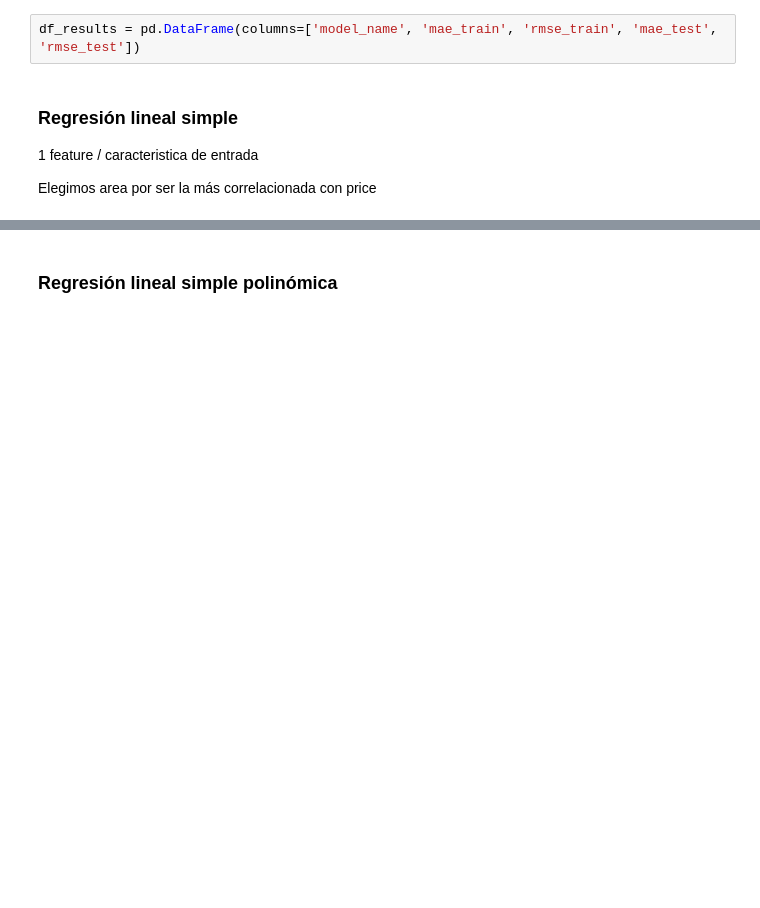
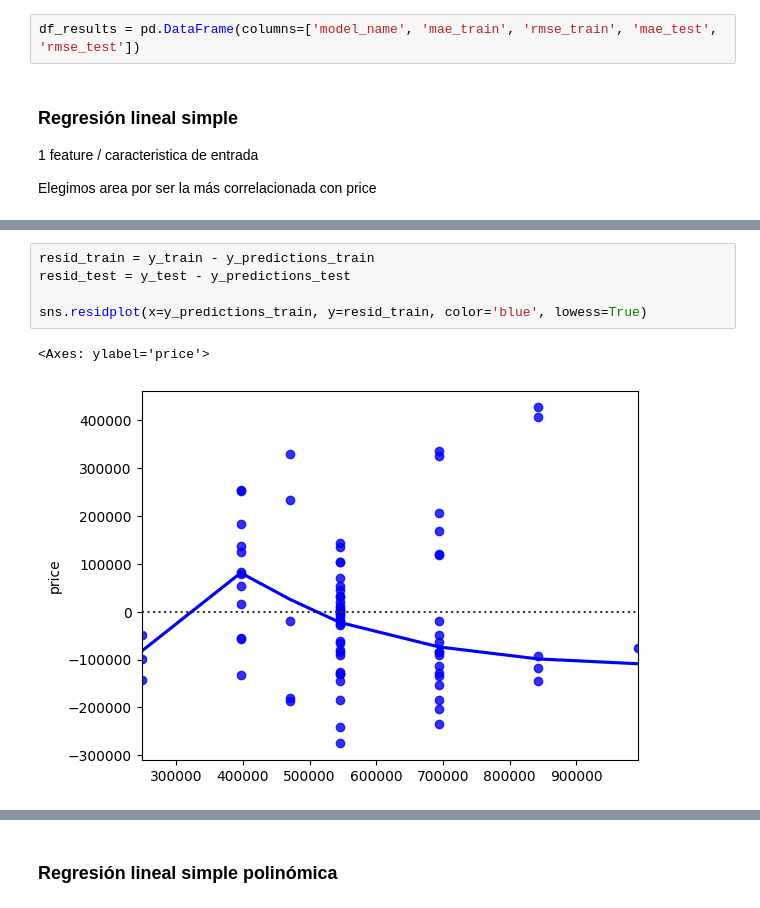
Before and after one commit to Angelbardon/curso-_analisis_angel_bardon, a Jupyter notebook: m6-ml/4. Regresion_pipeline.ipynb, the cells around one changed output, grey strips where cells are left out. Cells and saved outputs as stored; diff of their text form; blank space fills up the shorter version.

```diff
--- a/m6-ml/4. Regresion_pipeline.ipynb
+++ b/m6-ml/4. Regresion_pipeline.ipynb
@@ -398,0 +433,8 @@ df_results.head()
+# %%
+resid_train = y_train - y_predictions_train
+resid_test = y_test - y_predictions_test
+
+sns.residplot(x=y_predictions_train, y=resid_train, color='blue', lowess=True)
+# %% [output]
+<Axes: ylabel='price'>
+[figure, added]
```
Also changed, not shown: parts of 16 cells of this notebook.
